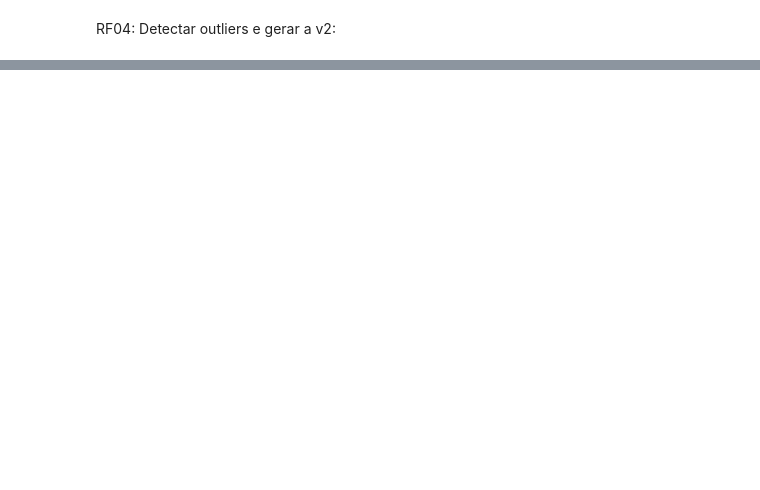
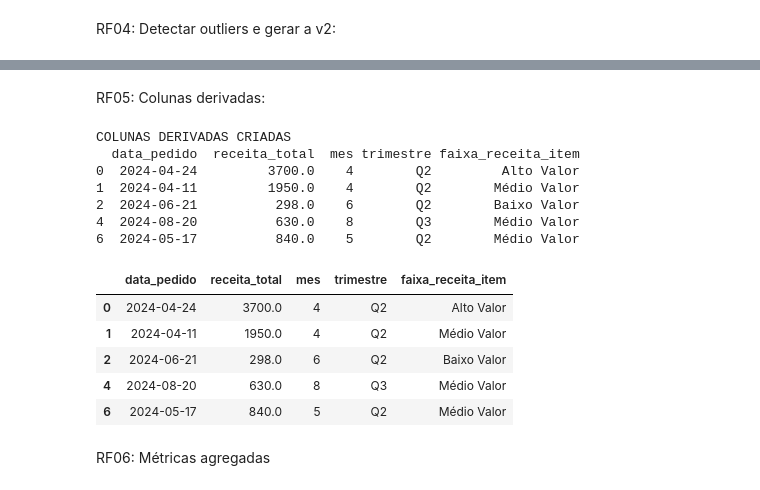
Before and after one commit to lindomarandradegertrudes/Miniprojeto_Lindomar_WEEK8, a Jupyter notebook: notebooks/dataview.ipynb, the cells around one changed output, grey strips where cells are left out. Cells and saved outputs as stored; diff of their text form; code cells hidden in the pictures; blank space fills up the shorter version.

Commit message:
RF06: Métricas agregadas

```diff
--- a/notebooks/dataview.ipynb
+++ b/notebooks/dataview.ipynb
@@ -317,3 +317,50 @@ v2 salva em data/processed/v2_outliers_tratado/
 | 2 | 3 | 2024-06-21 | Cliente_007 | Calça Jeans | Vestuário | Nordeste | PE | 2 | 149.0 | ... |
 | 4 | 5 | 2024-08-20 | Cliente_041 | Fone Bluetooth | Eletrônicos | Sudeste | ES | 3 | 210.0 | ... |
 | 6 | 7 | 2024-05-17 | Cliente_005 | Fone Bluetooth | Eletrônicos | Sudeste | MG | 4 | 210.0 | ... |
+# %% [markdown]
+ RF05: Colunas derivadas:
+# %%
+def criar_colunas_derivadas(df):
+    """Cria colunas calculadas a partir do dataset limpo:
+    - receita_total      : quantidade × preco_unitario
+    - mes / trimestre / ano : componentes extraídos da data
+    - faixa_receita_item : classificação do valor de cada pedido (np.select)"""
+    df = df.copy()
+
+    df["receita_total"] = df["quantidade"] * df["preco_unitario"]
+
+    df["mes"]       = df["data_pedido"].dt.month
+    df["trimestre"] = df["data_pedido"].dt.quarter.apply(lambda q: f"Q{q}")
+    df["ano"]       = df["data_pedido"].dt.year
+
+    condicoes = [
+        df["receita_total"] < 300,
+        (df["receita_total"] >= 300) & (df["receita_total"] < 2000),
+        df["receita_total"] >= 2000,
+    ]
+    rotulos = ["Baixo Valor", "Médio Valor", "Alto Valor"]
+    df["faixa_receita_item"] = np.select(condicoes, rotulos, default="N/D")
+
+    print("COLUNAS DERIVADAS CRIADAS")
+    print(df[["data_pedido", "receita_total", "mes", "trimestre", "faixa_receita_item"]].head())
+    return df
+
+
+df = criar_colunas_derivadas(df_v2)
+df[["data_pedido", "receita_total", "mes", "trimestre", "faixa_receita_item"]].head()
+# %% [output]
+COLUNAS DERIVADAS CRIADAS
+  data_pedido  receita_total  mes trimestre faixa_receita_item
+0  2024-04-24         3700.0    4        Q2         Alto Valor
+1  2024-04-11         1950.0    4        Q2        Médio Valor
+2  2024-06-21          298.0    6        Q2        Baixo Valor
+4  2024-08-20          630.0    8        Q3        Médio Valor
+6  2024-05-17          840.0    5        Q2        Médio Valor
+|  | data_pedido | receita_total | mes | trimestre | faixa_receita_item |
+| 0 | 2024-04-24 | 3700.0 | 4 | Q2 | Alto Valor |
+| 1 | 2024-04-11 | 1950.0 | 4 | Q2 | Médio Valor |
+| 2 | 2024-06-21 | 298.0 | 6 | Q2 | Baixo Valor |
+| 4 | 2024-08-20 | 630.0 | 8 | Q3 | Médio Valor |
+| 6 | 2024-05-17 | 840.0 | 5 | Q2 | Médio Valor |
+# %% [markdown]
+RF06: Métricas agregadas
```
Also changed, not shown: parts of 1 cell of this notebook.
